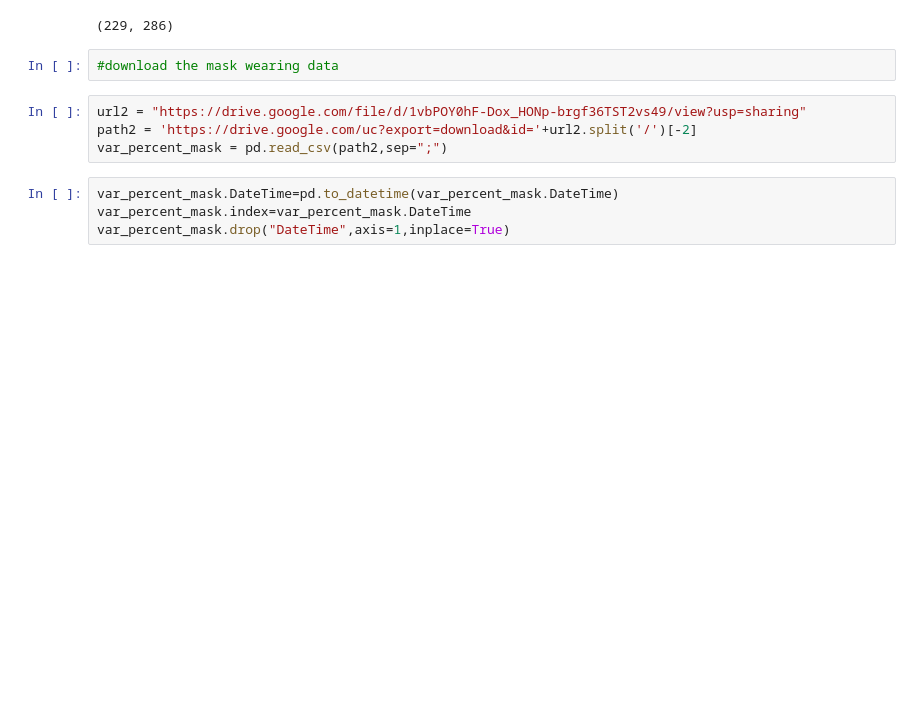
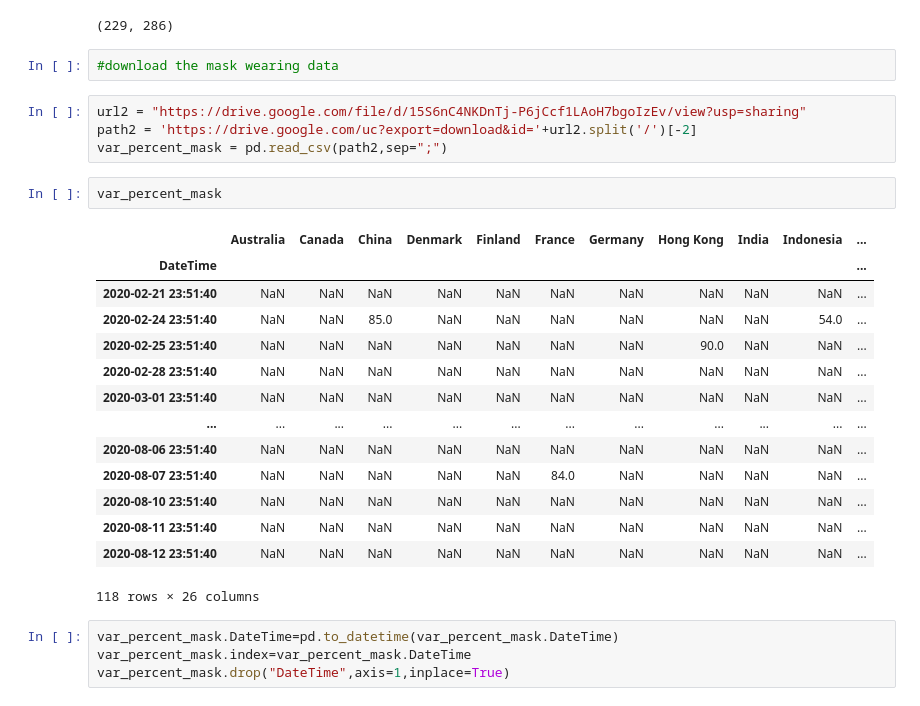
Before and after one commit to martaarozarena/KSchool-Master-Final-Project, a Jupyter notebook: exog_varaibles.ipynb, the cells around one changed output. Drawn from its saved outputs; the diff is of its cells as text; blank space fills up the shorter version.

```diff
--- a/exog_varaibles.ipynb
+++ b/exog_varaibles.ipynb
@@ -41,9 +41,26 @@ exogenas.shape
 # %%
 #download the mask wearing data
 # %%
-url2 = "https://drive.google.com/file/d/1vbPOY0hF-Dox_HONp-brgf36TST2vs49/view?usp=sharing"
+url2 = "https://drive.google.com/file/d/15S6nC4NKDnTj-P6jCcf1LAoH7bgoIzEv/view?usp=sharing"
 path2 = 'https://drive.google.com/uc?export=download&id='+url2.split('/')[-2]
 var_percent_mask = pd.read_csv(path2,sep=";")
+# %%
+var_percent_mask
+# %% [output]
+|  | Australia | Canada | China | Denmark | Finland | France | Germany | Hong Kong | India | Indonesia | ... |
+| DateTime |  |  |  |  |  |  |  |  |  |  | ... |
+| 2020-02-21 23:51:40 | NaN | NaN | NaN | NaN | NaN | NaN | NaN | NaN | NaN | NaN | ... |
+| 2020-02-24 23:51:40 | NaN | NaN | 85.0 | NaN | NaN | NaN | NaN | NaN | NaN | 54.0 | ... |
+| 2020-02-25 23:51:40 | NaN | NaN | NaN | NaN | NaN | NaN | NaN | 90.0 | NaN | NaN | ... |
+| 2020-02-28 23:51:40 | NaN | NaN | NaN | NaN | NaN | NaN | NaN | NaN | NaN | NaN | ... |
+| 2020-03-01 23:51:40 | NaN | NaN | NaN | NaN | NaN | NaN | NaN | NaN | NaN | NaN | ... |
+| ... | ... | ... | ... | ... | ... | ... | ... | ... | ... | ... | ... |
+| 2020-08-06 23:51:40 | NaN | NaN | NaN | NaN | NaN | NaN | NaN | NaN | NaN | NaN | ... |
+| 2020-08-07 23:51:40 | NaN | NaN | NaN | NaN | NaN | 84.0 | NaN | NaN | NaN | NaN | ... |
+| 2020-08-10 23:51:40 | NaN | NaN | NaN | NaN | NaN | NaN | NaN | NaN | NaN | NaN | ... |
+| 2020-08-11 23:51:40 | NaN | NaN | NaN | NaN | NaN | NaN | NaN | NaN | NaN | NaN | ... |
+| 2020-08-12 23:51:40 | NaN | NaN | NaN | NaN | NaN | NaN | NaN | NaN | NaN | NaN | ... |
+118 rows × 26 columns
 # %%
 var_percent_mask.DateTime=pd.to_datetime(var_percent_mask.DateTime)
 var_percent_mask.index=var_percent_mask.DateTime
```
Also changed, not shown: parts of 14 cells of this notebook.
